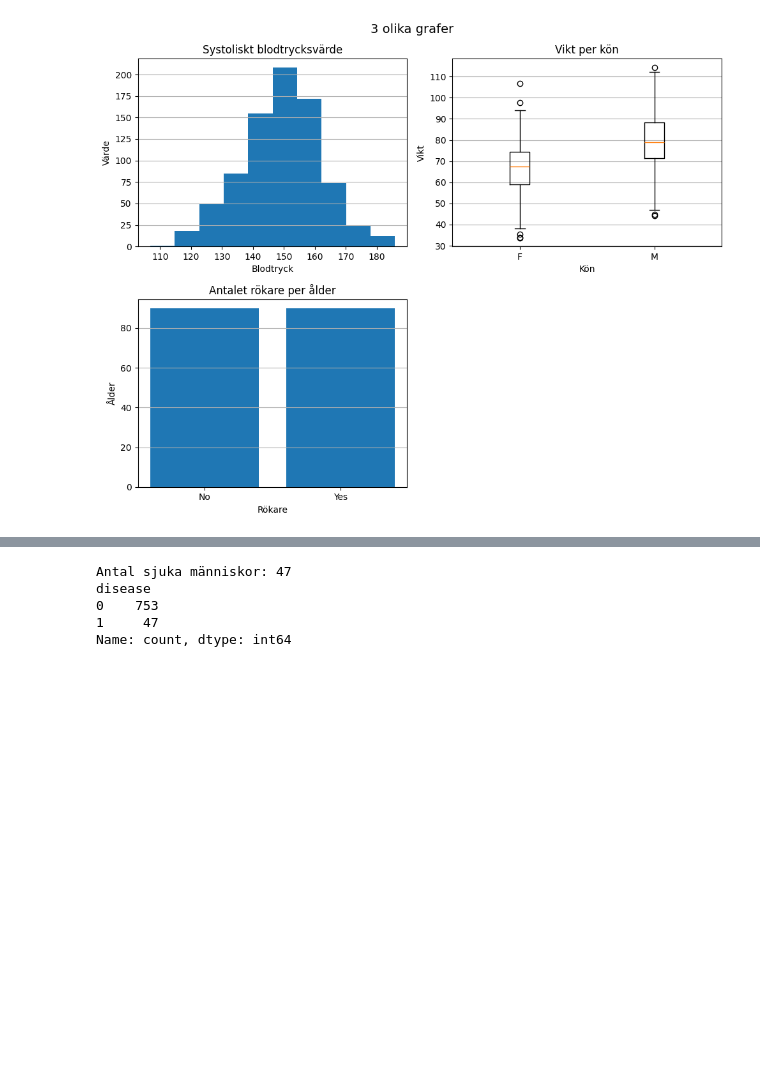
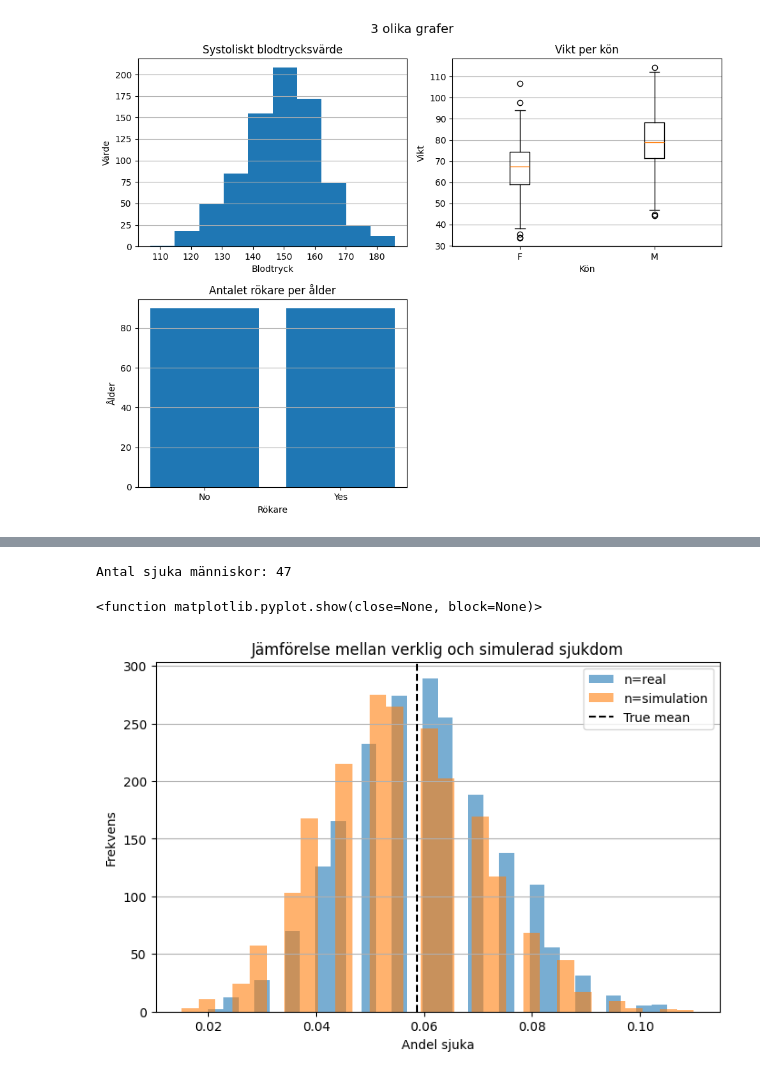
Before and after one commit to emanuelssonlinnea-rgb/Health-study-project, a Jupyter notebook: report.ipynb, the cells around one changed output, grey strips where cells are left out. Cells and saved outputs as stored; diff of their text form; code cells hidden in the pictures; blank space fills up the shorter version.

Commit message:
Hypotesprövning + Konfidensintervall

```diff
--- a/report.ipynb
+++ b/report.ipynb
@@ -146,37 +131,47 @@ plt.show()
 # %%
-#Simulering kopplad till caset (använd numpy.random + seed)
-
-#Beräkna andelen personer i datasetet som har sjukdomen.
-
+#RÄKNA ANDEL SJUKA PERSONER I DF
 
 def sjuka_människor(df: pd.DataFrame) -> int:
     sick_people = (df["disease"] == 1).sum()
     print(f"Antal sjuka människor: {sick_people}")
     return sick_people
 
-sjuka_människor(df) #tillkallar funktionen
-
-print(df["disease"].value_counts()) #ville jämföra med annat sätt för att se om jag fick rätt svar innan
+sjuka_människor(df)
 
 
-#Använd numpy för att simulera 1000 slumpade personer med samma sannolikhet för sjukdom.
+#SIMULERA 1000 SLUMPADE PERSONER MED SAMMA SANNOLIKHET FÖR SJUKDOM
 
-sannolikhet_sjuk = np.mean(df["disease"]) # räkna ut sannolikheten för sjukdom
+sannolikhet_sjuk = np.mean(df["disease"])
 
-np.random.seed(42) #använder random.seed så att samma startvärde används vid den slumpmässiga generatorn, från Joakims  "Konfidensintervall" video
+np.random.seed(42)
 simulerade_värden = np.random.choice([0, 1], size=1000, p = [1-sannolikhet_sjuk, sannolikhet_sjuk]) # använder choice eftersom detta är binär lista istället för normalfördelade värden. La även in "p" för parametrar i sannolikhet
+
+#JÄMFÖR SIMULERADE ANDELEN MED DEN VERKLIGA ANDELEN
 
 pd.Series(simulerade_värden).describe()
 
-#Jämför den simulerade andelen med den verkliga andelen i datasetet.
+def real_mean(n):
+    return np.mean(np.random.choice(df["disease"], size=n, replace=False))
 
 def sample_mean(n):
     return np.mean(np.random.choice(simulerade_värden, size=n, replace=False))
 
+
 R = 2000
+means_real = np.array([real_mean(200)for _ in range(R)])
+means_simulation = np.array([sample_mean(200)for _ in range(R)])
+
+fig, ax = plt.subplots(figsize=(8,5))
+ax.hist(means_real, bins=30, alpha=0.6, label = "n=real")
+ax.hist(means_simulation, bins=30, alpha=0.6, label = "n=simulation")
+ax.axvline(sannolikhet_sjuk, color="k", linestyle="--", label = "True mean")
+ax.set_title("Jämförelse mellan verklig och simulerad sjukdom")
+ax.set_xlabel("Andel sjuka")
+ax.set_ylabel("Frekvens")
+ax.grid(True, axis="y")
+ax.legend()
+plt.show
 # %% [output]
 Antal sjuka människor: 47
-disease
-0    753
-1     47
-Name: count, dtype: int64
+<function matplotlib.pyplot.show(close=None, block=None)>
+[figure, added]
```
Also changed, not shown: parts of 21 cells of this notebook.
